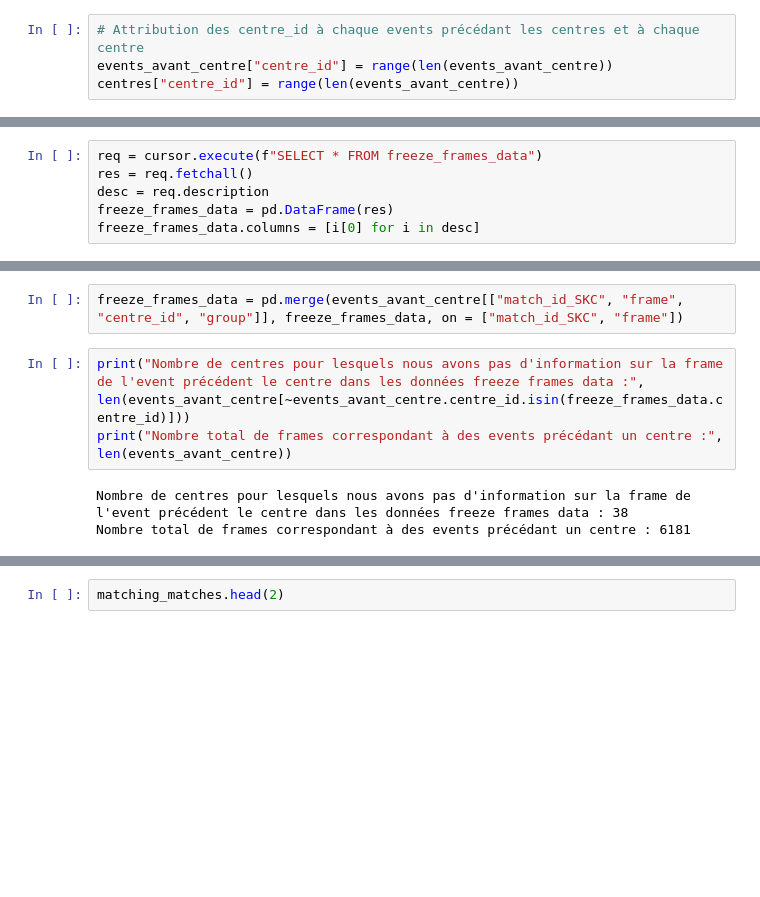
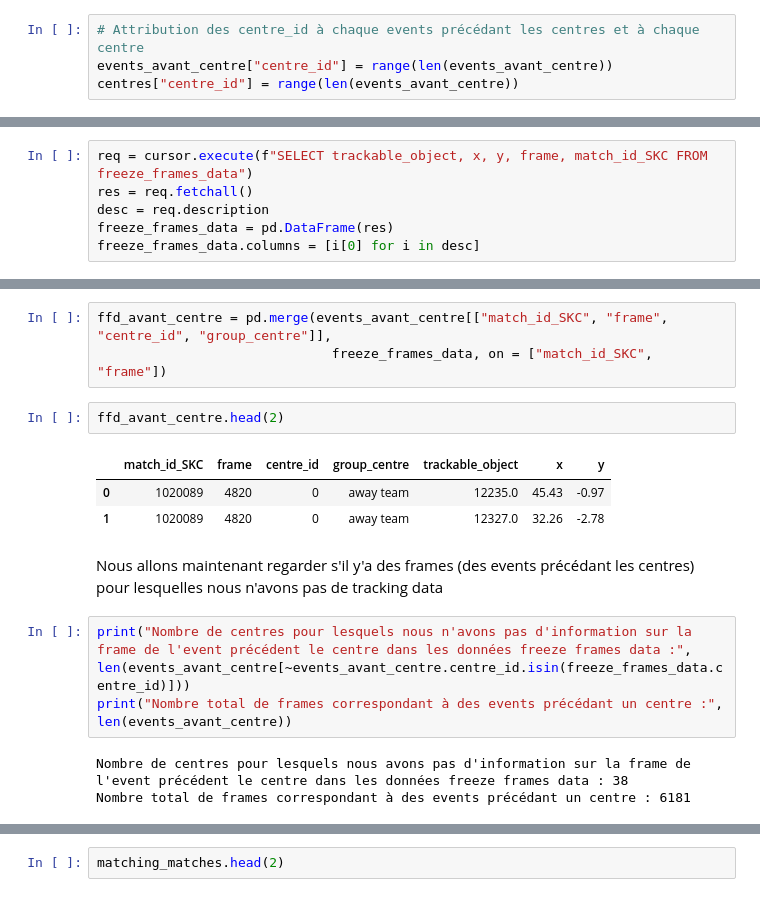
Before and after one commit to Nathan7128/PROJET-4A, a Jupyter notebook: Traitement_donnees/nb_advers_ballon_but/test_nb_advers_ballon_but.ipynb, the cells around one changed output, grey strips where cells are left out. Cells and saved outputs as stored; diff of their text form; blank space fills up the shorter version.

```diff
--- a/Traitement_donnees/nb_advers_ballon_but/test_nb_advers_ballon_but.ipynb
+++ b/Traitement_donnees/nb_advers_ballon_but/test_nb_advers_ballon_but.ipynb
@@ -123,5 +141,5 @@ events_avant_centre = pd.merge(events_avant_centre, centres[["group", "centre_id
 # %%
-req = cursor.execute(f"SELECT * FROM freeze_frames_data")
+req = cursor.execute(f"SELECT trackable_object, x, y, frame, match_id_SKC FROM freeze_frames_data")
 res = req.fetchall()
 desc = req.description
 freeze_frames_data = pd.DataFrame(res)
@@ -129,7 +158,16 @@ freeze_frames_data.columns = [i[0] for i in desc]
 # %%
-freeze_frames_data = pd.merge(events_avant_centre[["match_id_SKC", "frame", "centre_id", "group"]], freeze_frames_data, on = ["match_id_SKC", "frame"])
+ffd_avant_centre = pd.merge(events_avant_centre[["match_id_SKC", "frame", "centre_id", "group_centre"]],
+                              freeze_frames_data, on = ["match_id_SKC", "frame"])
+# %%
+ffd_avant_centre.head(2)
+# %% [output]
+|  | match_id_SKC | frame | centre_id | group_centre | trackable_object | x | y |
+| 0 | 1020089 | 4820 | 0 | away team | 12235.0 | 45.43 | -0.97 |
+| 1 | 1020089 | 4820 | 0 | away team | 12327.0 | 32.26 | -2.78 |
+# %% [markdown]
+Nous allons maintenant regarder s'il y'a des frames (des events précédant les centres) pour lesquelles nous n'avons pas de tracking data
 # %%
-print("Nombre de centres pour lesquels nous avons pas d'information sur la frame de l'event précédent le centre dans les données freeze frames data :", len(events_avant_centre[~events_avant_centre.centre_id.isin(freeze_frames_data.centre_id)]))
+print("Nombre de centres pour lesquels nous n'avons pas d'information sur la frame de l'event précédent le centre dans les données freeze frames data :", len(events_avant_centre[~events_avant_centre.centre_id.isin(freeze_frames_data.centre_id)]))
 print("Nombre total de frames correspondant à des events précédant un centre :", len(events_avant_centre))
 # %% [output]
 Nombre de centres pour lesquels nous avons pas d'information sur la frame de l'event précédent le centre dans les données freeze frames data : 38
```
Also changed, not shown: parts of 18 cells of this notebook, 1 other file.
